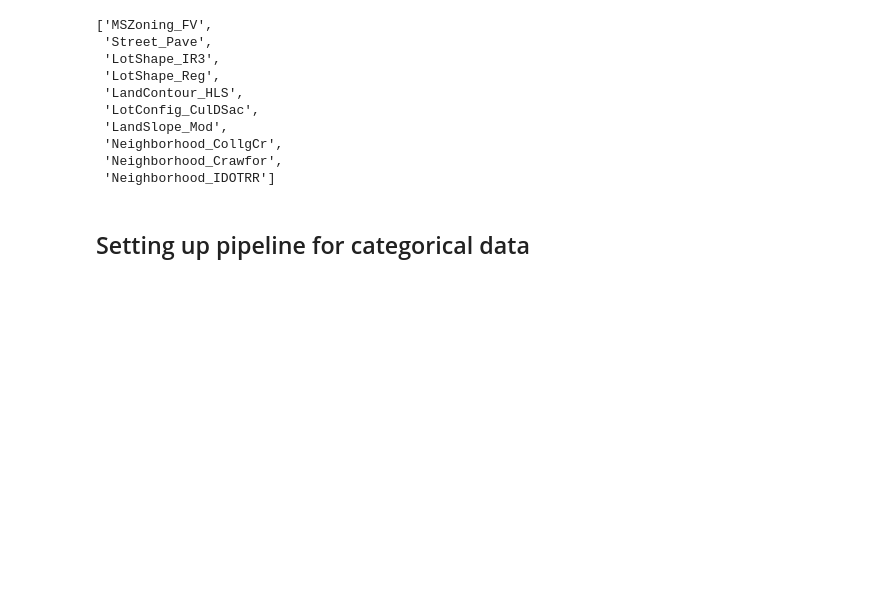
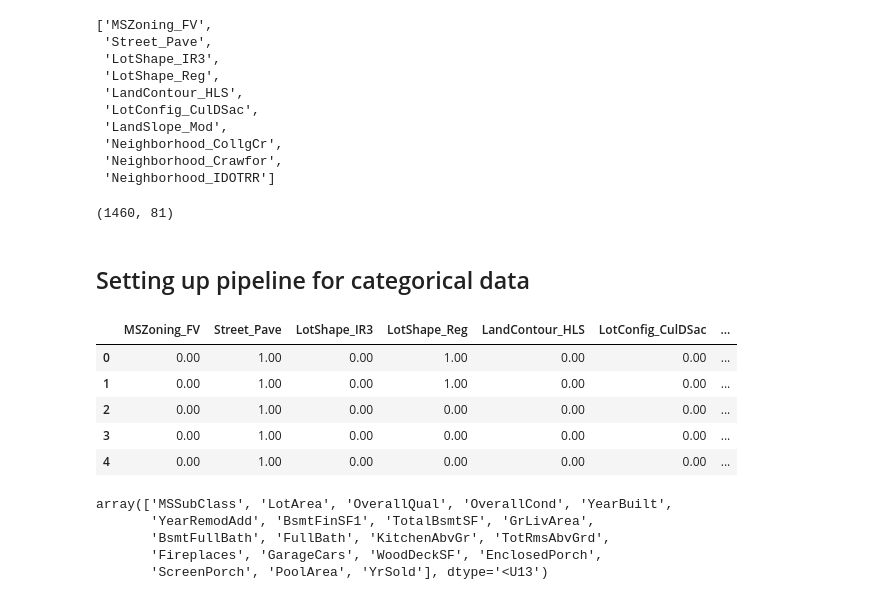
Before and after one commit to Justdek-code/data-science, a Jupyter notebook: house_prices_prediction/house_prices_prediction_attempt3.ipynb, the cells around one changed output. Drawn from its saved outputs; the diff is of its cells as text; code cells hidden in the pictures; blank space fills up the shorter version.

Commit message:
set up final pipeline using ColumnTransformer

```diff
--- a/house_prices_prediction/house_prices_prediction_attempt3.ipynb
+++ b/house_prices_prediction/house_prices_prediction_attempt3.ipynb
@@ -487,3 +483,21 @@ filled_encoded_categorical_data.head()
 filled_encoded_categorical_data.shape
 # %% [output]
 (1460, 200)
+# %%
+class Encoder(BaseEstimator, TransformerMixin):
+
+    def __init__(self, train_data):
+        self.train_data = train_data
+
+    def fit(self, X, y=None):
+        return self
+
+    def transform(self, X):
+        encoder = OneHotEncoder(drop='first')
+        encoder = encoder.fit(self.train_data)
+        X = X.copy().loc[:, self.train_data.columns]
+
+        encoded_X = pd.DataFrame(encoder.transform(X).todense(),
+                                               columns=encoder.get_feature_names(X.columns))
+
+        return encoded_X
@@ -526,5 +549,35 @@ selected_categorical_encoded_features[:10]
  'Neighborhood_CollgCr',
  'Neighborhood_Crawfor',
  'Neighborhood_IDOTRR']
+# %%
+class FeatureSelector(BaseEstimator, TransformerMixin):
+
+    def __init__(self, columns):
+        self.columns = columns
+
+    def fit(self, X, y=None):
+        return self
+
+    def transform(self, X):
+        return X.loc[:, self.columns]
+# %%
+FeatureSelector(selected_categorical_encoded_features).fit_transform(filled_encoded_categorical_data).shape
+# %% [output]
+(1460, 81)
 # %% [markdown]
 ## Setting up pipeline for categorical data
+# %%
+categorical_pipeline = Pipeline([
+    ('missing_values', Imputer()),
+    ('encoding', Encoder(categorical_data)),
+    ('feature_selection', FeatureSelector(selected_categorical_encoded_features))
+])
+# %%
+categorical_pipeline.fit_transform(categorical_data).head()
+# %% [output]
+|  | MSZoning_FV | Street_Pave | LotShape_IR3 | LotShape_Reg | LandContour_HLS | LotConfig_CulDSac | ... |
+| 0 | 0.00 | 1.00 | 0.00 | 1.00 | 0.00 | 0.00 | ... |
+| 1 | 0.00 | 1.00 | 0.00 | 1.00 | 0.00 | 0.00 | ... |
+| 2 | 0.00 | 1.00 | 0.00 | 0.00 | 0.00 | 0.00 | ... |
+| 3 | 0.00 | 1.00 | 0.00 | 0.00 | 0.00 | 0.00 | ... |
+| 4 | 0.00 | 1.00 | 0.00 | 0.00 | 0.00 | 0.00 | ... |
@@ -530,0 +589,8 @@ selected_categorical_encoded_features[:10]
+# %%
+selected_columns
+# %% [output]
+array(['MSSubClass', 'LotArea', 'OverallQual', 'OverallCond', 'YearBuilt',
+       'YearRemodAdd', 'BsmtFinSF1', 'TotalBsmtSF', 'GrLivArea',
+       'BsmtFullBath', 'FullBath', 'KitchenAbvGr', 'TotRmsAbvGrd',
+       'Fireplaces', 'GarageCars', 'WoodDeckSF', 'EnclosedPorch',
+       'ScreenPorch', 'PoolArea', 'YrSold'], dtype='<U13')
```
Also changed, not shown: parts of 31 cells of this notebook.
